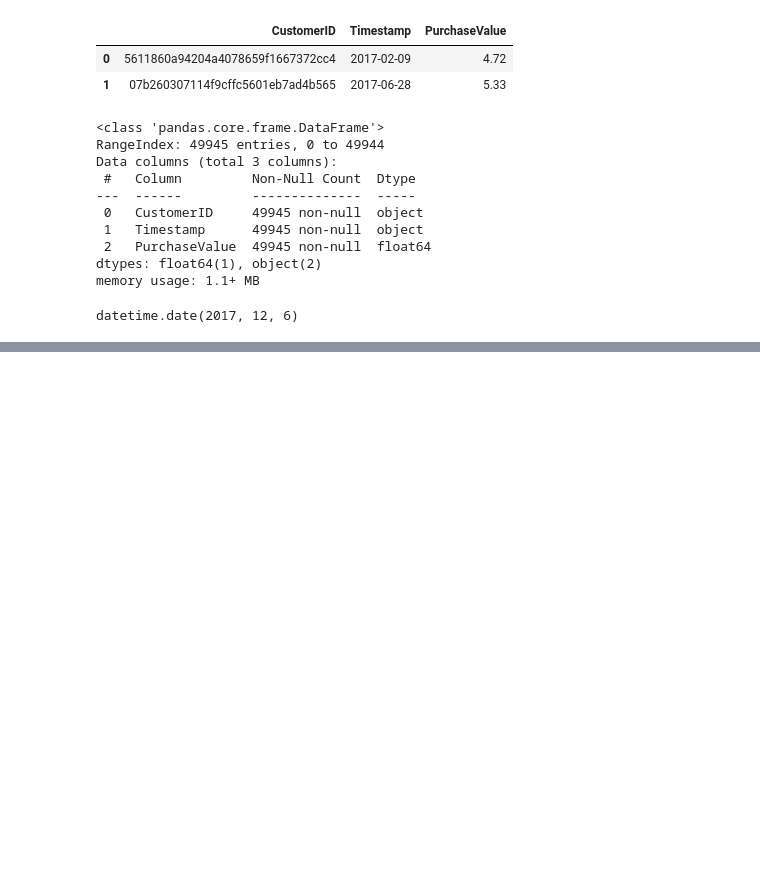
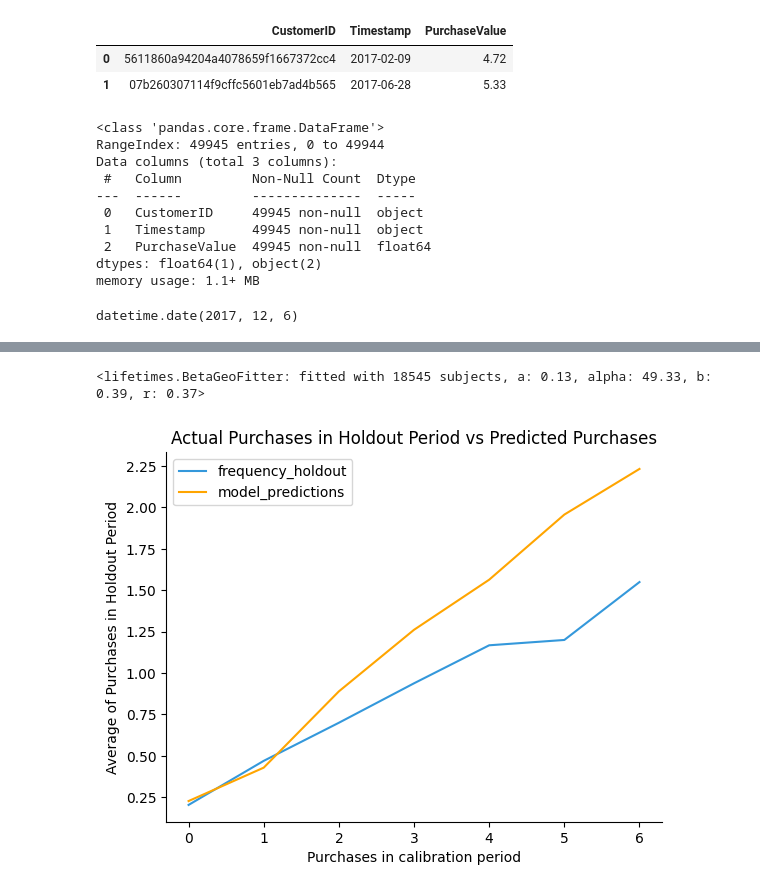
Before and after one commit to pradeepvaranasi/ecommerce_clv, a Jupyter notebook: ecommerce_clv_lifetimes.ipynb, the cells around one changed output, grey strips where cells are left out. Saved outputs shown, nothing was run; the diff lists cells and outputs as text; code cells hidden in the pictures; blank space fills up the shorter version.

```diff
--- a/ecommerce_clv_lifetimes.ipynb
+++ b/ecommerce_clv_lifetimes.ipynb
@@ -283,0 +167,3 @@ BGF.conditional_expected_number_of_purchases_up_to_time(
+# %%
+diff_time = df['Timestamp'].max() - df['Timestamp'].min()
+diff_time
@@ -283,0 +187,4 @@ BGF.conditional_expected_number_of_purchases_up_to_time(
+# %%
+# Getting the ending date of the calibration period.
+end_date_cal = df['Timestamp'].min() + dt.timedelta(days=270)
+end_date_obs = end_date_cal + (diff_time - dt.timedelta(days=270))
@@ -283,0 +197,7 @@ BGF.conditional_expected_number_of_purchases_up_to_time(
+# %%
+df_rfmt_cal = calibration_and_holdout_data(transactions=df,
+                                          customer_id_col="CustomerID",
+                                          datetime_col = "Timestamp",
+                                          calibration_period_end=end_date_cal,
+                                          observation_period_end= end_date_obs)
+df_rfmt_cal.head()
@@ -283,0 +252,20 @@ BGF.conditional_expected_number_of_purchases_up_to_time(
+# %%
+# Fitting the model using the calibration dataset.
+model = BetaGeoFitter(penalizer_coef=0.02)
+model.fit(df_rfmt_cal['frequency_cal'],
+        df_rfmt_cal['recency_cal'],
+        df_rfmt_cal['T_cal'])
+# %% [output]
+<lifetimes.BetaGeoFitter: fitted with 18545 subjects, a: 0.13, alpha: 49.33, b: 0.39, r: 0.37>
+# %%
+# Plotting the calibration vs. holdout purchases
+import warnings
+warnings.filterwarnings("ignore")
+
+custom_palette = ['#3498db', '#85c1e9']  # Dark blue and light blue
+
+# Plot the calibration vs. holdout purchases with custom colors
+plot_calibration_purchases_vs_holdout_purchases(model, df_rfmt_cal, kind='frequency_cal', color=['#3498db','#FFA500'])
+sns.despine();
+# %% [output]
+[figure, added]
```
Also changed, not shown: parts of 36 cells of this notebook.
